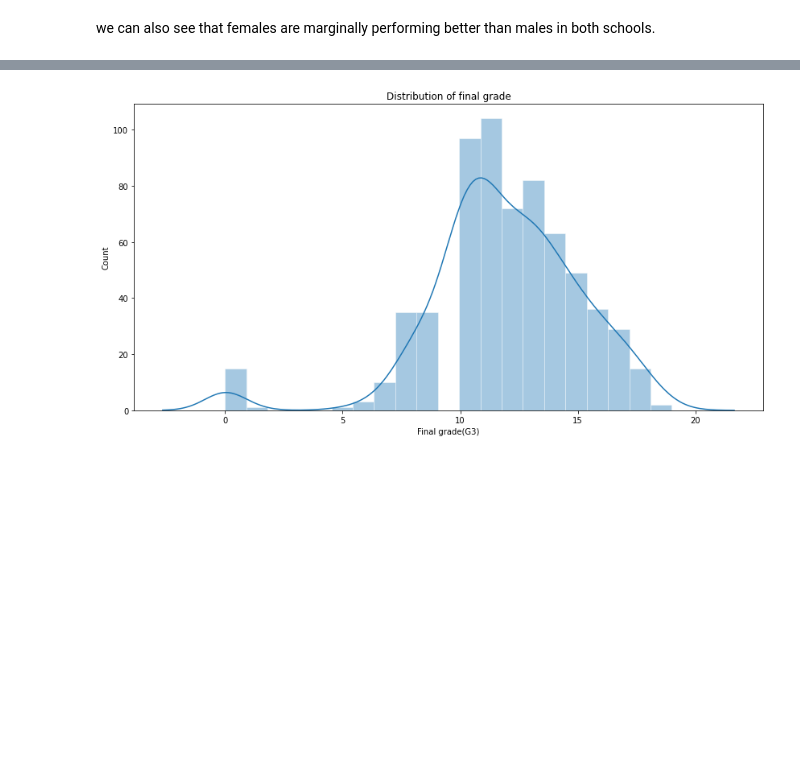
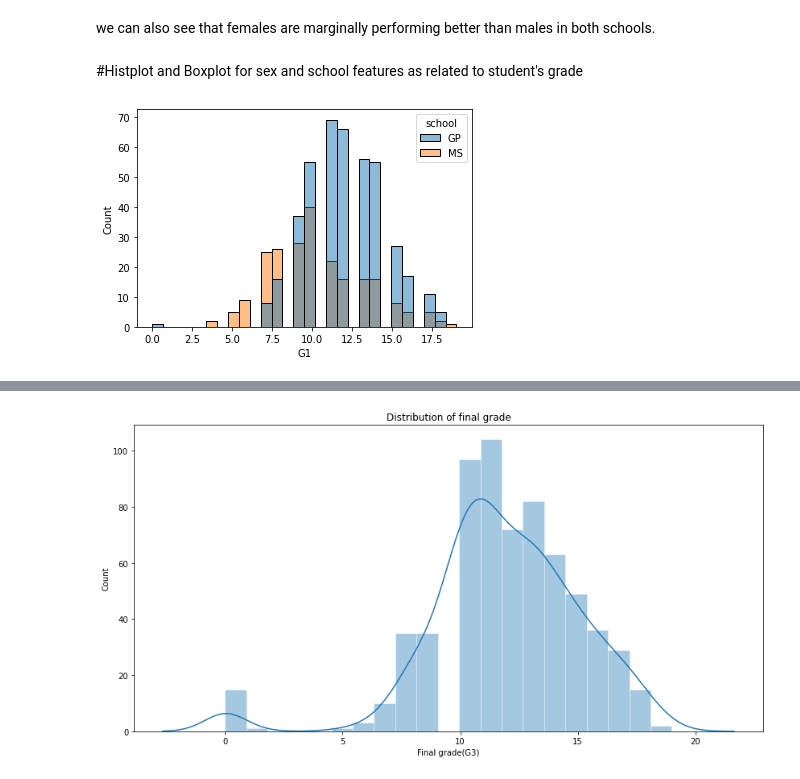
Before and after one commit to ToluAnnie/student-prediction-performance, a Jupyter notebook: numpy_project.ipynb, the cells around one changed output, grey strips where cells are left out. Cells and saved outputs as stored; diff of their text form; code cells hidden in the pictures; blank space fills up the shorter version.

Commit message:
visuals

```diff
--- a/numpy_project.ipynb
+++ b/numpy_project.ipynb
@@ -215,3 +215,9 @@ mean_G3_by_sex_school
 | M | 12.032258 | 9.950000 |
 # %% [markdown]
 we can also see that females are marginally performing better than males in both schools.
+# %% [markdown]
+#Histplot and Boxplot for sex and school features as related to student's grade
+# %%
+sns.histplot(data=df, x="G1", hue="school");
+# %% [output]
+[figure, added]
```
Also changed, not shown: parts of 5 cells of this notebook.
